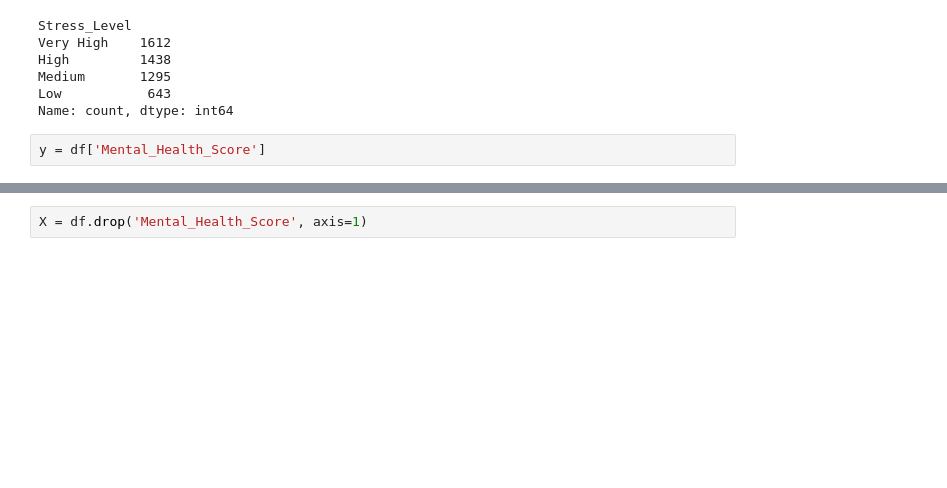
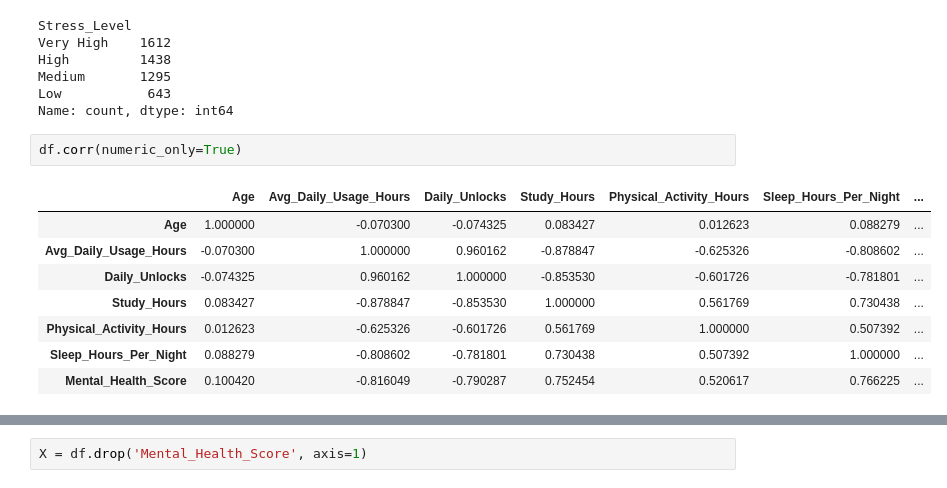
Before and after one commit to rishir143/mental-health-score, a Jupyter notebook: notebooks/01_eda.ipynb, the cells around one changed output, grey strips where cells are left out. Saved outputs shown, nothing was run; the diff lists cells and outputs as text; blank space fills up the shorter version.

```diff
--- a/notebooks/01_eda.ipynb
+++ b/notebooks/01_eda.ipynb
@@ -193,5 +193,14 @@ High         1438
 Medium       1295
 Low           643
 Name: count, dtype: int64
-# %%
-y = df['Mental_Health_Score']
+# %%
+df.corr(numeric_only=True)
+# %% [output]
+|  | Age | Avg_Daily_Usage_Hours | Daily_Unlocks | Study_Hours | Physical_Activity_Hours | Sleep_Hours_Per_Night | ... |
+| Age | 1.000000 | -0.070300 | -0.074325 | 0.083427 | 0.012623 | 0.088279 | ... |
+| Avg_Daily_Usage_Hours | -0.070300 | 1.000000 | 0.960162 | -0.878847 | -0.625326 | -0.808602 | ... |
+| Daily_Unlocks | -0.074325 | 0.960162 | 1.000000 | -0.853530 | -0.601726 | -0.781801 | ... |
+| Study_Hours | 0.083427 | -0.878847 | -0.853530 | 1.000000 | 0.561769 | 0.730438 | ... |
+| Physical_Activity_Hours | 0.012623 | -0.625326 | -0.601726 | 0.561769 | 1.000000 | 0.507392 | ... |
+| Sleep_Hours_Per_Night | 0.088279 | -0.808602 | -0.781801 | 0.730438 | 0.507392 | 1.000000 | ... |
+| Mental_Health_Score | 0.100420 | -0.816049 | -0.790287 | 0.752454 | 0.520617 | 0.766225 | ... |
```
Also changed, not shown: parts of 17 cells of this notebook.
